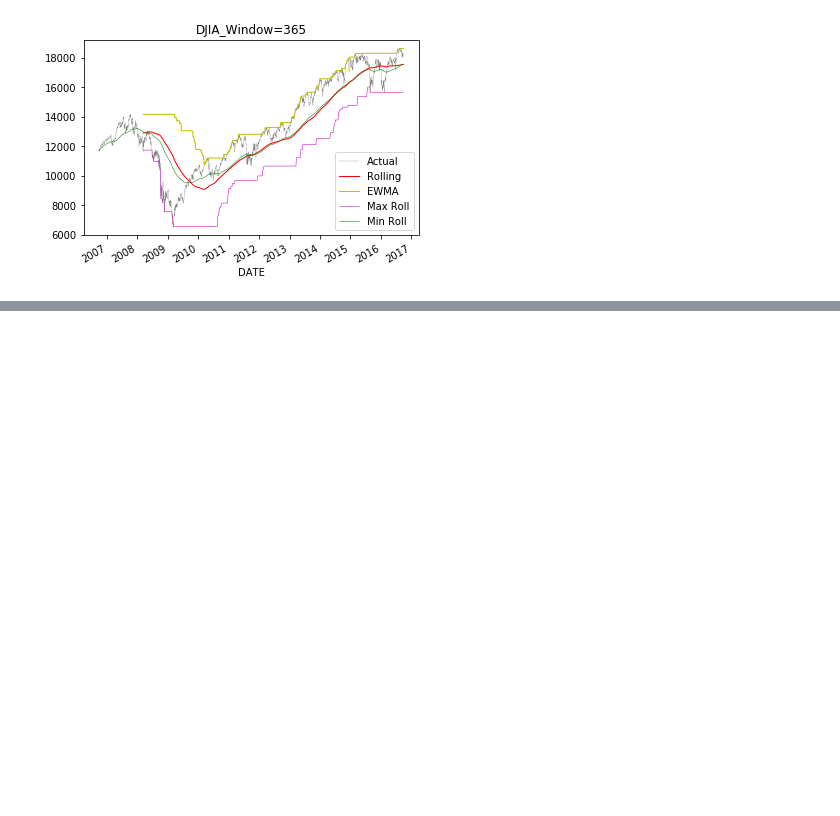
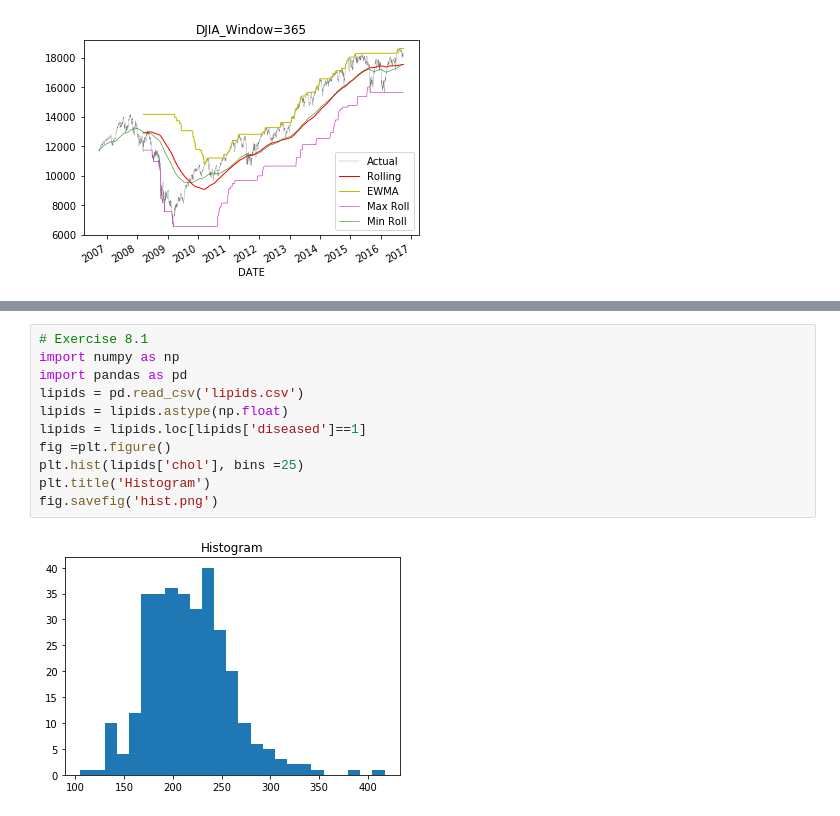
Before and after one commit to OpenSourceEcon/BootCamp2018, a Jupyter notebook: ProbSets/Comp/ProbSet2/ProbSet2.ipynb, the cells around one changed output, grey strips where cells are left out. Drawn from its saved outputs; the diff is of its cells as text; blank space fills up the shorter version.

```diff
--- a/ProbSets/Comp/ProbSet2/ProbSet2.ipynb
+++ b/ProbSets/Comp/ProbSet2/ProbSet2.ipynb
@@ -763,0 +801,13 @@ Text(0.5,1,'DJIA_Window=365')
+# %%
+# Exercise 8.1
+import numpy as np
+import pandas as pd
+lipids = pd.read_csv('lipids.csv')
+lipids = lipids.astype(np.float)
+lipids = lipids.loc[lipids['diseased']==1]
+fig =plt.figure()
+plt.hist(lipids['chol'], bins =25)
+plt.title('Histogram')
+fig.savefig('hist.png')
+# %% [output]
+[figure, added]
```
Also changed, not shown: parts of 7 cells of this notebook, 9 other files.
